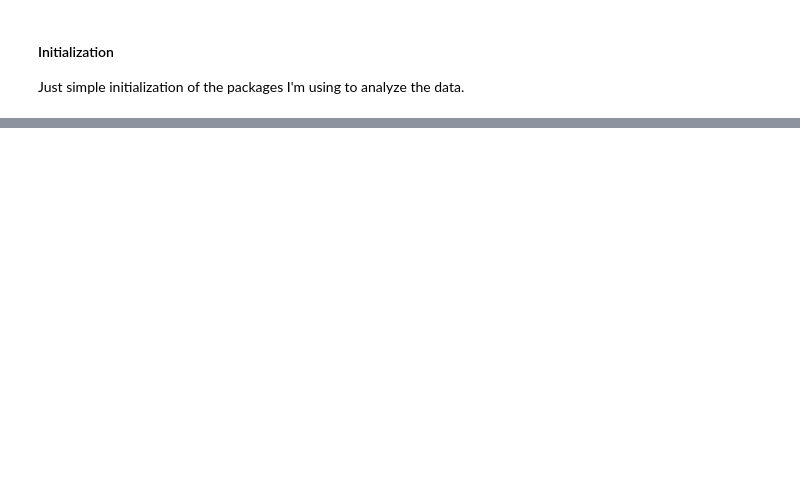
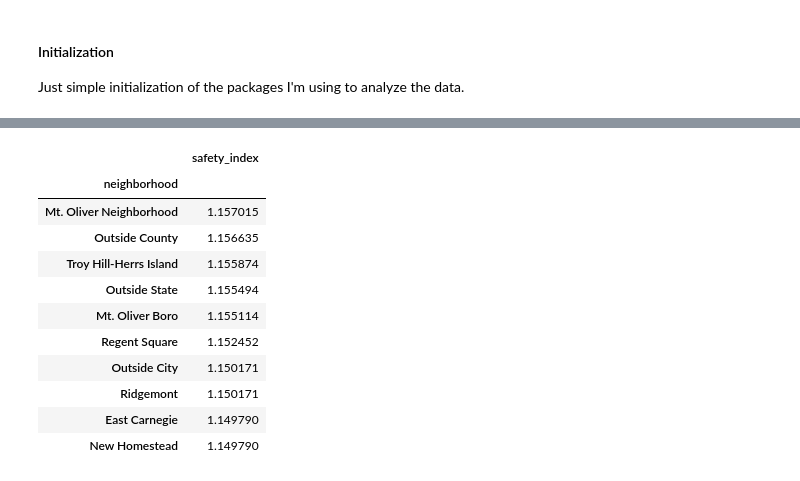
Before and after one commit to siliang0426/cmpinf0010-final, a Jupyter notebook: Arrests.ipynb, the cells around one changed output, grey strips where cells are left out. Drawn from its saved outputs; the diff is of its cells as text; code cells hidden in the pictures; blank space fills up the shorter version.

```diff
--- a/Arrests.ipynb
+++ b/Arrests.ipynb
@@ -62,0 +45,18 @@ However, to ensure that this metric can be used with the other two (2) metrics,
+# %%
+danger_index = (arrests - arrests.mean()) / (arrests.max() - arrests.min()) # Normalize data
+danger_index = danger_index.rename(columns={"arrests": "danger_index"}) # Rename 'arrests' column to 'danger_index'; Create Danger Index
+safety_index = abs(danger_index - 1).rename(columns={"danger_index": "safety_index"}) # Create safety index from danger index
+safety_index.sort_values(by="safety_index", ascending=False).head(10) # List the first ten (10) neighborhoods and their Safety Index (in descending order)
+# %% [output]
+|  | safety_index |
+| neighborhood |  |
+| Mt. Oliver Neighborhood | 1.157015 |
+| Outside County | 1.156635 |
+| Troy Hill-Herrs Island | 1.155874 |
+| Outside State | 1.155494 |
+| Mt. Oliver Boro | 1.155114 |
+| Regent Square | 1.152452 |
+| Outside City | 1.150171 |
+| Ridgemont | 1.150171 |
+| East Carnegie | 1.149790 |
+| New Homestead | 1.149790 |
```
Also changed, not shown: parts of 14 cells of this notebook, 1 other file.
